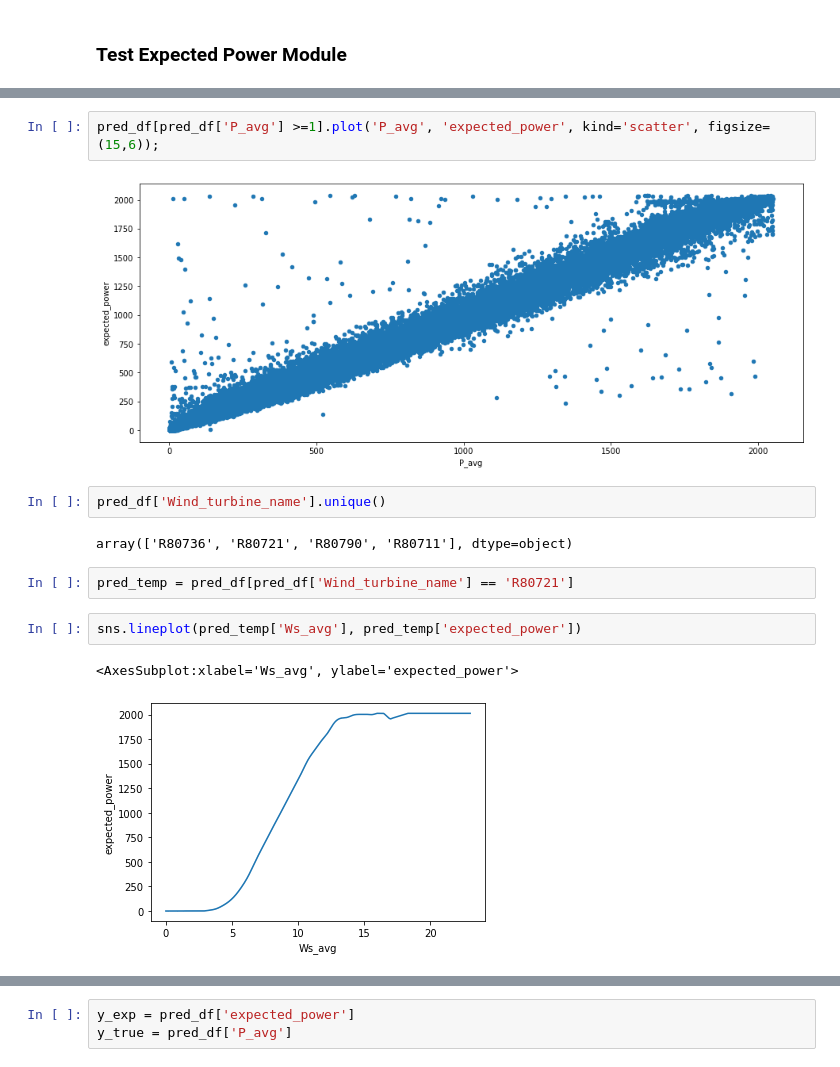
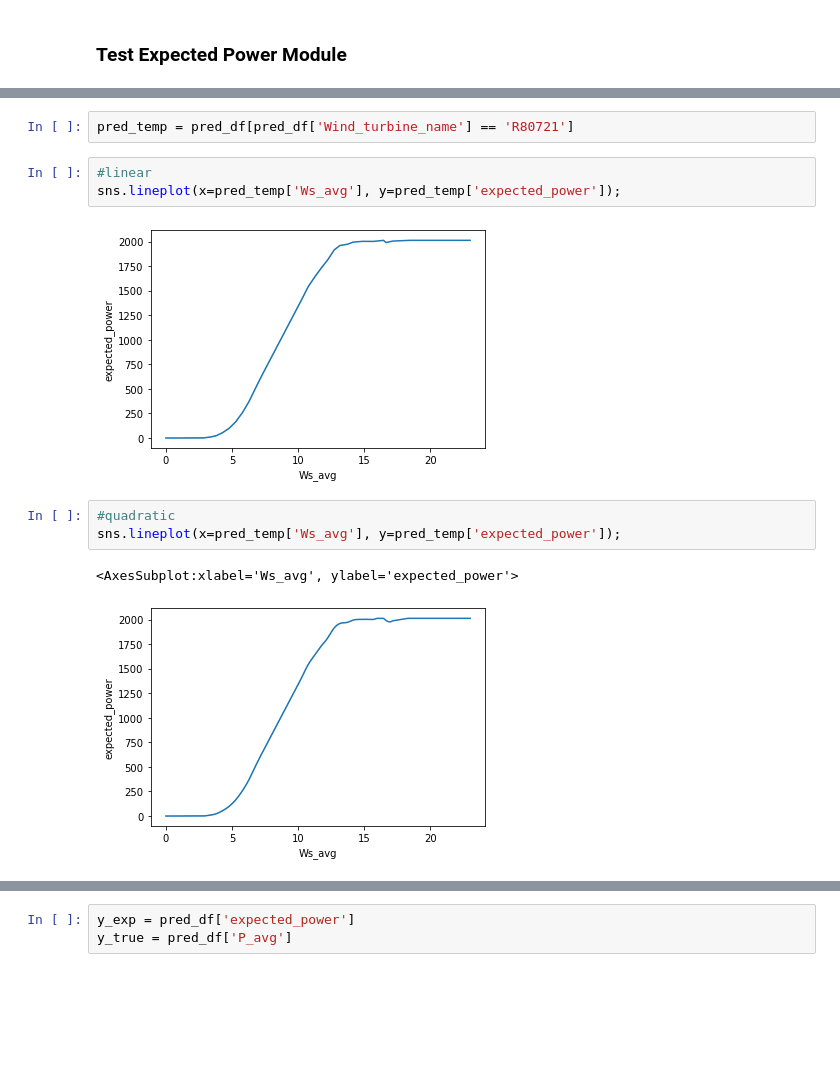
Before and after one commit to abbey2017/wind-energy-analytics, a Jupyter notebook: examples/expected_power_estimation/expected_power.ipynb, the cells around one changed output, grey strips where cells are left out. Drawn from its saved outputs; the diff is of its cells as text; blank space fills up the shorter version.

```diff
--- a/examples/expected_power_estimation/expected_power.ipynb
+++ b/examples/expected_power_estimation/expected_power.ipynb
@@ -76,16 +60,14 @@ Wall time: 170 ms
-# %%
-pred_df[pred_df['P_avg'] >=1].plot('P_avg', 'expected_power', kind='scatter', figsize=(15,6));
-# %% [output]
-[figure, removed]
-# %%
-pred_df['Wind_turbine_name'].unique()
-# %% [output]
-array(['R80736', 'R80721', 'R80790', 'R80711'], dtype=object)
 # %%
 pred_temp = pred_df[pred_df['Wind_turbine_name'] == 'R80721']
 # %%
-sns.lineplot(pred_temp['Ws_avg'], pred_temp['expected_power'])
+#linear
+sns.lineplot(x=pred_temp['Ws_avg'], y=pred_temp['expected_power']);
 # %% [output]
-<AxesSubplot:xlabel='Ws_avg', ylabel='expected_power'>
-[figure, old version]
+[figure, new version]
+# %%
+#quadratic
+sns.lineplot(x=pred_temp['Ws_avg'], y=pred_temp['expected_power']);
+# %% [output]
+<AxesSubplot:xlabel='Ws_avg', ylabel='expected_power'>
+[figure, added]
 # %%
```
Also changed, not shown: parts of 35 cells of this notebook, 5 other files.
